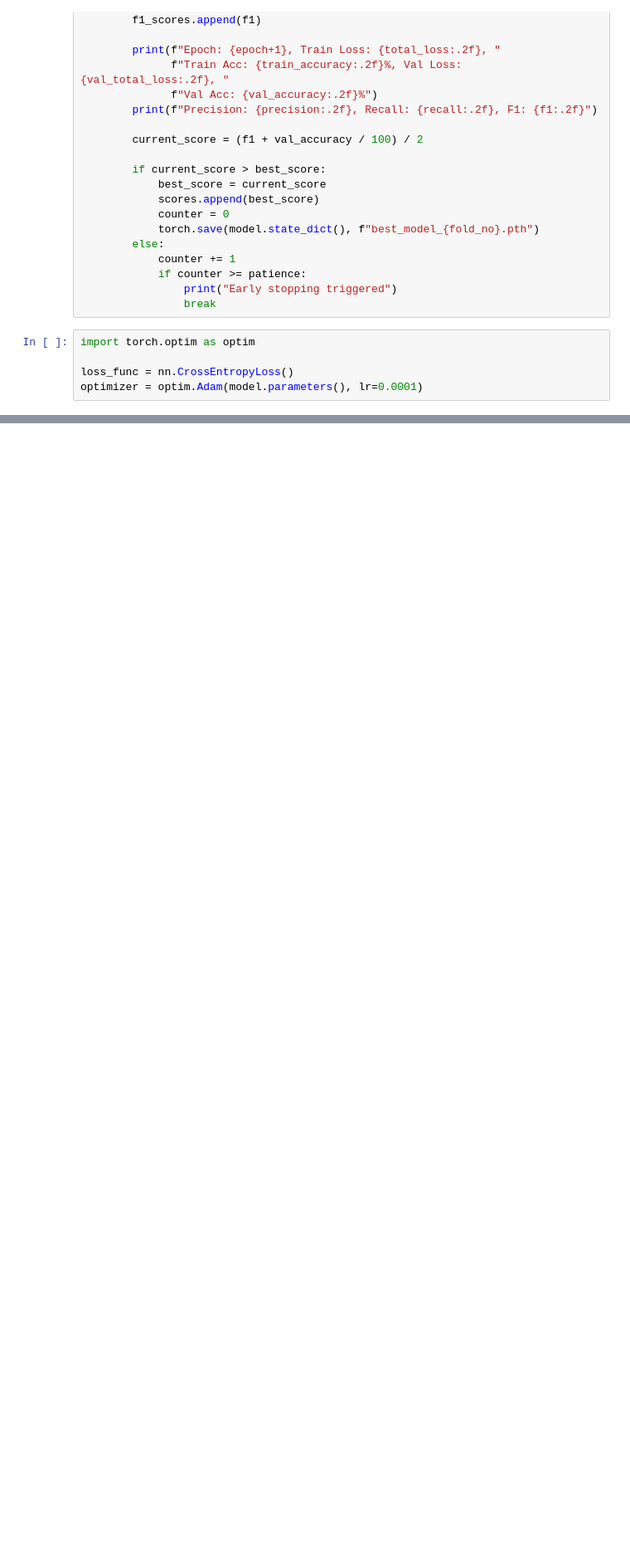
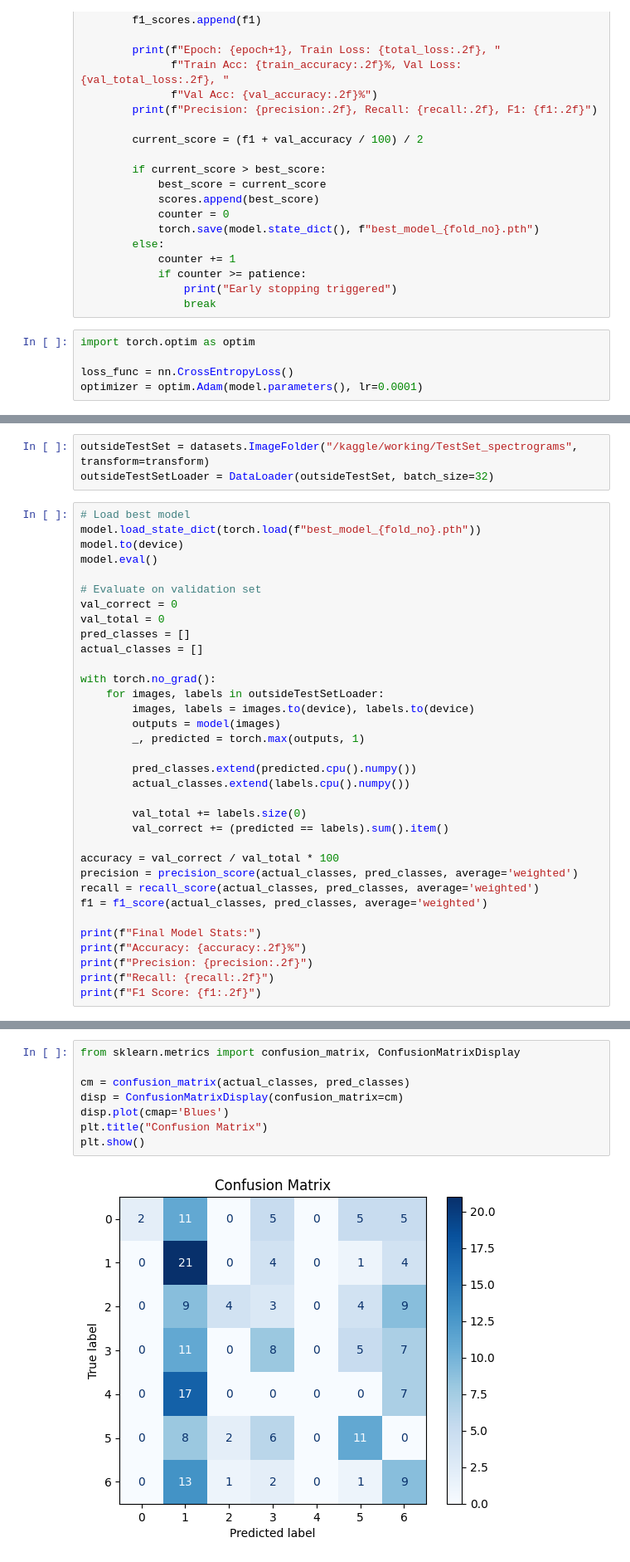
Before and after one commit to ramalahamir/Resnet_TESS, a Jupyter notebook: ResNet_TESS_Notebook.ipynb, the cells around one changed output, grey strips where cells are left out. Shown: that part at 83% size. Drawn from its saved outputs; the diff is of its cells as text; blank space fills up the shorter version.

```diff
--- a/ResNet_TESS_Notebook.ipynb
+++ b/ResNet_TESS_Notebook.ipynb
@@ -312,0 +427,37 @@ plt.show()
+# %%
+outsideTestSet = datasets.ImageFolder("/kaggle/working/TestSet_spectrograms", transform=transform)
+outsideTestSetLoader = DataLoader(outsideTestSet, batch_size=32)
+# %%
+# Load best model
+model.load_state_dict(torch.load(f"best_model_{fold_no}.pth"))
+model.to(device)
+model.eval()
+
+# Evaluate on validation set
+val_correct = 0
+val_total = 0
+pred_classes = []
+actual_classes = []
+
+with torch.no_grad():
+    for images, labels in outsideTestSetLoader:
+        images, labels = images.to(device), labels.to(device)
+        outputs = model(images)
+        _, predicted = torch.max(outputs, 1)
+
+        pred_classes.extend(predicted.cpu().numpy())
+        actual_classes.extend(labels.cpu().numpy())
+
+        val_total += labels.size(0)
+        val_correct += (predicted == labels).sum().item()
+
+accuracy = val_correct / val_total * 100
+precision = precision_score(actual_classes, pred_classes, average='weighted')
+recall = recall_score(actual_classes, pred_classes, average='weighted')
+f1 = f1_score(actual_classes, pred_classes, average='weighted')
+
+print(f"Final Model Stats:")
+print(f"Accuracy: {accuracy:.2f}%")
+print(f"Precision: {precision:.2f}")
+print(f"Recall: {recall:.2f}")
+print(f"F1 Score: {f1:.2f}")
@@ -312,0 +470,10 @@ plt.show()
+# %%
+from sklearn.metrics import confusion_matrix, ConfusionMatrixDisplay
+
+cm = confusion_matrix(actual_classes, pred_classes)
+disp = ConfusionMatrixDisplay(confusion_matrix=cm)
+disp.plot(cmap='Blues')
+plt.title("Confusion Matrix")
+plt.show()
+# %% [output]
+[figure, added]
```
Also changed, not shown: parts of 10 cells of this notebook.
